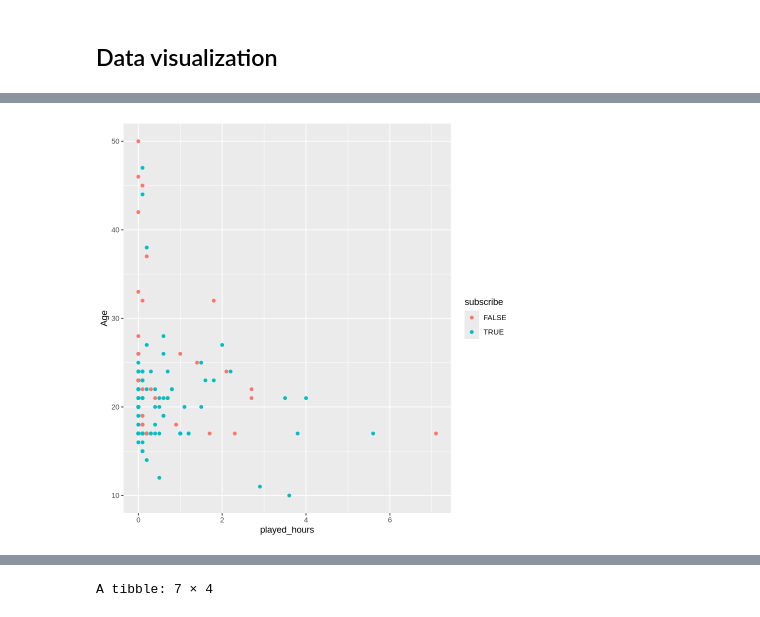
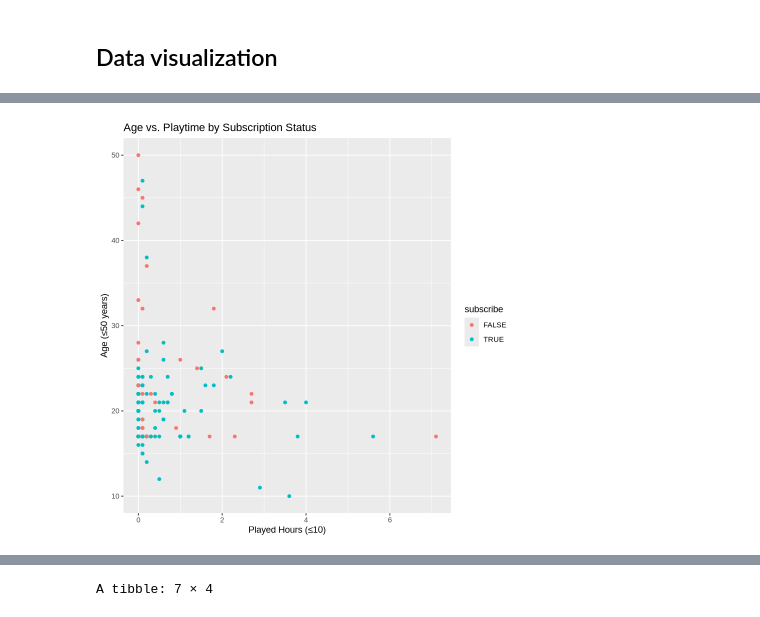
Before and after one commit to lsqolivia/THE-FINAL-dsci-project, a Jupyter notebook: dsci project.ipynb, the cells around one changed output, grey strips where cells are left out. Cells and saved outputs as stored; diff of their text form; code cells hidden in the pictures.

```diff
--- a/dsci project.ipynb
+++ b/dsci project.ipynb
@@ -124,5 +154,8 @@ ggplot(aes(x=played_hours)) + geom_histogram() + facet_grid(cols = vars(subscrib
 # %%
-players |>  filter(played_hours <= 10 & Age <= 50) |>
-ggplot(aes(x=played_hours, y=Age)) + geom_point(aes(color=subscribe))
+players |>  filter(played_hours <= 10, Age <= 50) |>
+ggplot(aes(x=played_hours, y=Age)) + geom_point(aes(color=subscribe)) +
+labs(title = "Age vs. Playtime by Subscription Status",
+     x = "Played Hours (≤10)",
+     y = "Age (≤50 years)")
 # %% [output]
-[figure, old version]
+[figure, new version]
```
Also changed, not shown: parts of 9 cells of this notebook.
